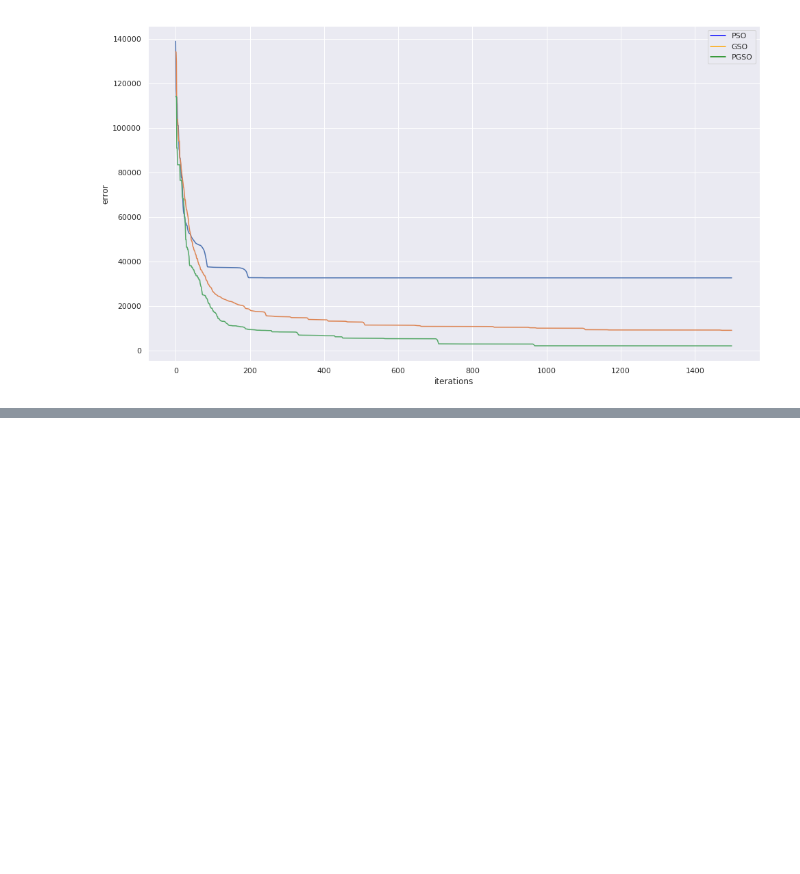
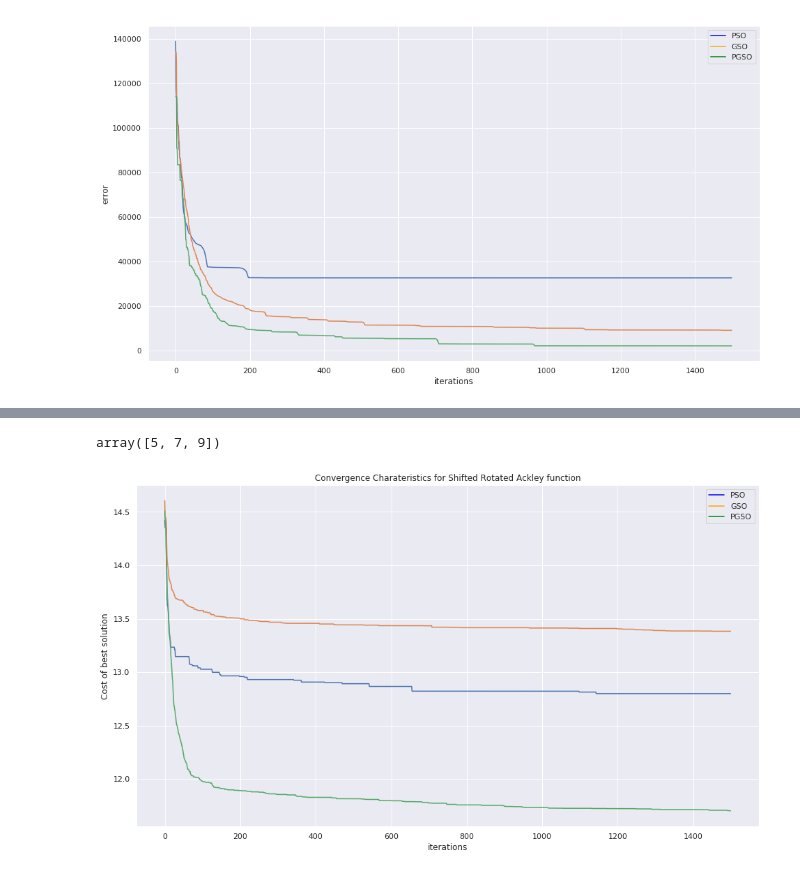
Before and after one commit to shubham0704/parallelGSO, a Jupyter notebook: experiments/Benchmarks.ipynb, the cells around one changed output, grey strips where cells are left out. Saved outputs shown, nothing was run; the diff lists cells and outputs as text; code cells hidden in the pictures; blank space fills up the shorter version.

```diff
--- a/experiments/Benchmarks.ipynb
+++ b/experiments/Benchmarks.ipynb
@@ -646,0 +717,10 @@ def make_graph(algo, cost_func, bounds, max_iter, num_particles):
+# %%
+np.sum(x, axis=0)
+# %% [output]
+array([5, 7, 9])
+# %%
+for i, items in enumerate(zip(multimodal_functions, multimodal_bounds, multimodal_strings)):
+    if i == 8:
+        make_graph(5, items[0], items[1], max_iter, num_particles, items[2])
+# %% [output]
+[figure, added]
```
Also changed, not shown: parts of 20 cells of this notebook, 1 other file.
